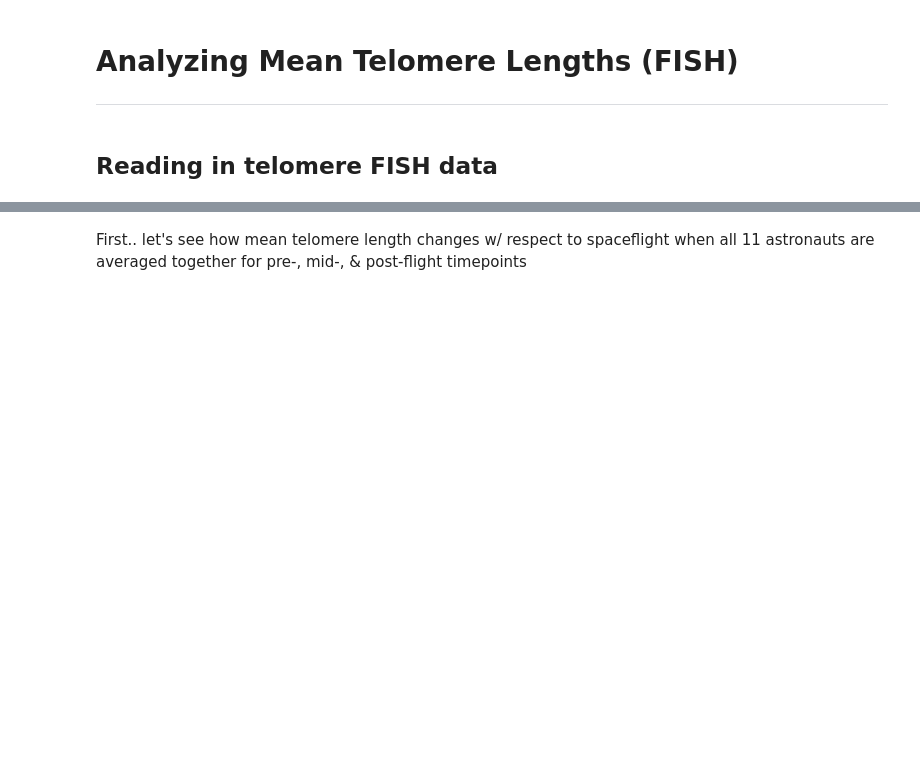
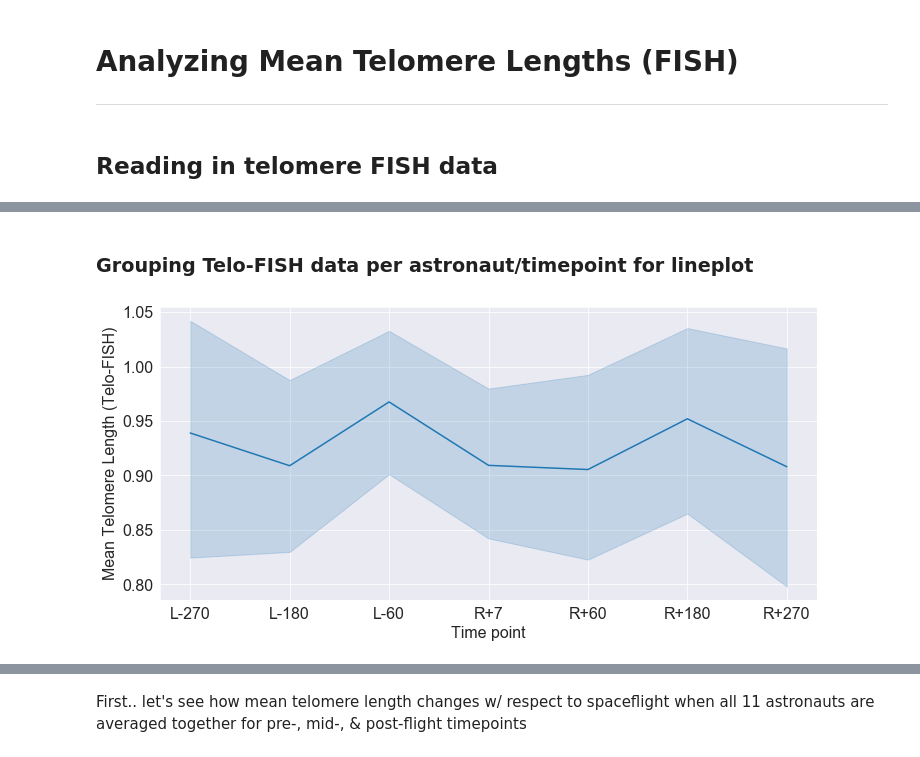
Before and after one commit to Jared-Luxton/NASA-astronauts-telomeres-chromosomes, a Jupyter notebook: NASA_telomeres/03a NASA Astros Telo Data Visualization and Stats.ipynb, the cells around one changed output, grey strips where cells are left out. Drawn from its saved outputs; the diff is of its cells as text; code cells hidden in the pictures; blank space fills up the shorter version.

```diff
--- a/NASA_telomeres/03a NASA Astros Telo Data Visualization and Stats.ipynb
+++ b/NASA_telomeres/03a NASA Astros Telo Data Visualization and Stats.ipynb
@@ -37,0 +101,2 @@ ctrl_telos_per_cell_df['flight status'] = 'Controls'
+# %% [markdown]
+### Grouping Telo-FISH data per astronaut/timepoint for lineplot
@@ -37,0 +109,23 @@ ctrl_telos_per_cell_df['flight status'] = 'Controls'
+# %%
+df = telo_ma.set_categories_sort(telomere_df=astro_telofish_grouped)
+x='timepoint'
+y='telo means'
+x_label='Time point'
+y_label='Mean Telomere Length (Telo-FISH)'
+
+
+plt.figure(figsize=(11.76, 5.376))
+fontsize=16
+ax = sns.lineplot(x=x, y=y, data=df,
+#                   hue='astro id',
+#                   palette=sns.color_palette("Set1", astro_telofish_grouped['astro id'].nunique())
+                 )
+
+# plt.legend(bbox_to_anchor=(1.00,1), loc="upper left",
+#            borderaxespad=0, fontsize=fontsize)
+
+plt.xlabel(x_label, fontsize=fontsize)
+plt.ylabel(y_label, fontsize=fontsize)
+plt.tick_params(labelsize=fontsize)
+# %% [output]
+[figure, added]
```
Also changed, not shown: parts of 53 cells of this notebook, 1 other file.
